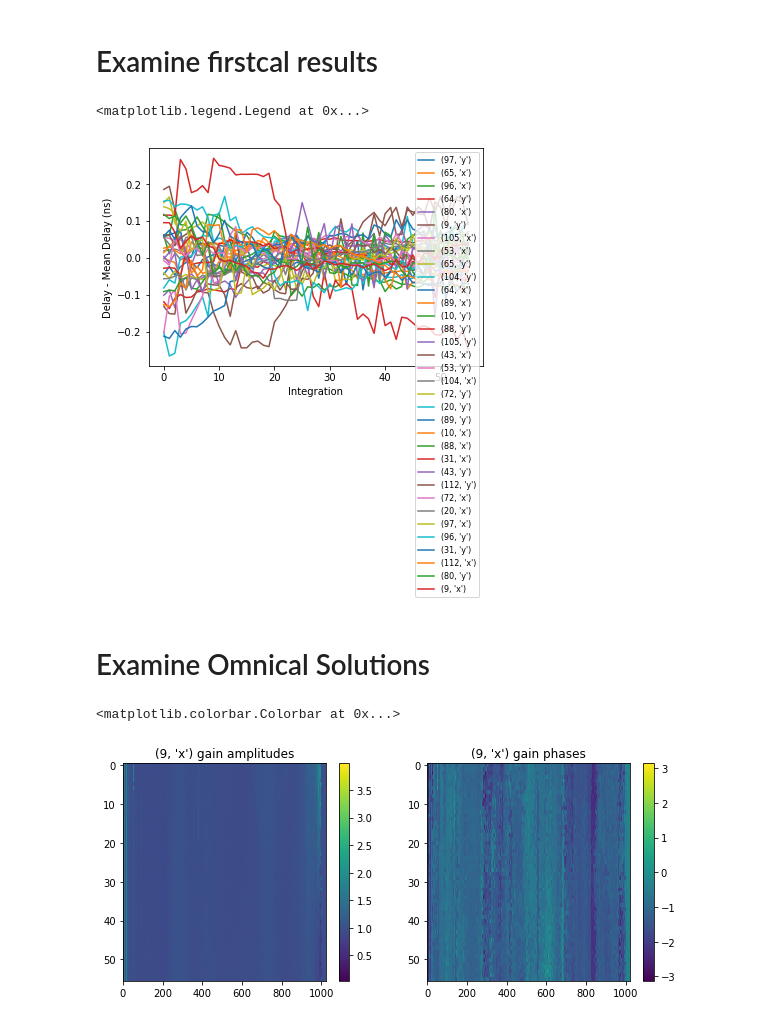
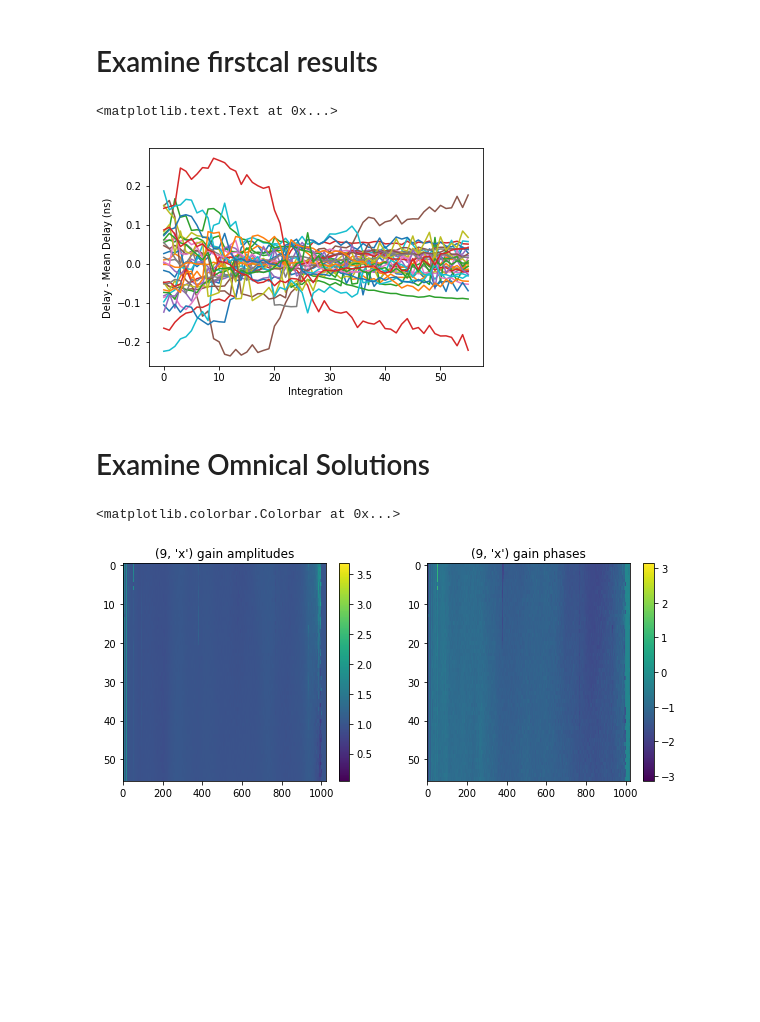
Before and after one commit to HERA-Team/hera_sandbox, a Jupyter notebook: jsd/Data_Inspection/HERA_IDR3_Inspection.ipynb, the cells around one changed output. Drawn from its saved outputs; the diff is of its cells as text; code cells hidden in the pictures; blank space fills up the shorter version.

```diff
--- a/jsd/Data_Inspection/HERA_IDR3_Inspection.ipynb
+++ b/jsd/Data_Inspection/HERA_IDR3_Inspection.ipynb
@@ -21,10 +22,11 @@ origin = '/lustre/aoc/projects/hera/zali/HERA2015/'
 time = '2457555.42443'
 day = time.split('.')[0]
 dataFileList = [origin + day + '/zen.' + time + '.' + pol + '.HH.uvc' for pol in pols]
-ant_metrics_json = origin + day + '/IDR3/zen.' + time + '.HH.uvc.ant_metrics.json'
-fcFileList = [origin + day + '/IDR3/zen.' + time + '.' + pol + '.HH.uvc.first.calfits' for pol in [pols[0],pols[3]]]
-omnicalFile = origin + day + '/IDR3/zen.' + time + '.HH.uvc.omni.calfits'
-omniVisFile = origin + day + '/IDR3/zen.' + time + '.HH.uvc.vis.uvfits'
+ant_metrics_json = origin + day + '/IDR3_newstuff/zen.' + time + '.HH.uvc.ant_metrics.json'
+fcFileList = [origin + day + '/IDR3_newstuff/zen.' + time + '.' + pol + '.HH.uvc.first.calfits' for pol in [pols[0],pols[3]]]
+omnicalFile = origin + day + '/IDR3_newstuff/zen.' + time + '.HH.uvc.omni.calfits'
+omniVisFile = origin + day + '/IDR3_newstuff/zen.' + time + '.HH.uvc.vis.uvfits'
+fc_results_FileList = [origin + day + '/IDR3_newstuff/zen.' + time + '.' + pol + '.HH.uvc.first.calfits.rotated_metric.json' for pol in [pols[0],pols[3]]]
 # %%
 CAL_PATH = '/users/jsdillon/hera_sandbox/jsd/calfiles'
 calfile = 'hsa7458_v001'
@@ -88,25 +90,26 @@ print am['dead_ants']
 []
 # %% [markdown]
 # Examine firstcal results
-# %%
-fc = UVCal()
-fc.read_calfits(fcFileList)
-fc_antpols = [aipy.miriad.pol2str[index][0] for index in fc.jones_array]
-fc_delays = {}
-for ip, antpol in enumerate(fc_antpols):
-    for ia, ant in enumerate(fc.ant_array):
-        fc_delays[(ant,antpol)] = fc.delay_array[ia,0,0,:,ip]
+# %%
+fc_results = {}
+fc_results['x'] = json.load(open(fc_results_FileList[0],'r'))
+fc_results['y'] = json.load(open(fc_results_FileList[1],'r'))
+fc_delays = {}
+for ant in ants:
+    for antpol in antpols:
+        if (ant,antpol) not in am['xants']:
+            fc_delays[(ant,antpol)] = np.array(fc_results[antpol]['delays'][str(ant)+antpol]).flatten()
 # %%
 plt.figure()
 for (ant,antpol), delays in fc_delays.items():
     plt.plot(1e9*(delays - np.mean(delays)), label=(ant,antpol))
 
 plt.xlabel('Integration')
 plt.ylabel('Delay - Mean Delay (ns)')
-plt.legend(fontsize=8)
+#plt.legend(fontsize=8)
 # %% [output]
-<matplotlib.legend.Legend at 0x...>
+<matplotlib.text.Text at 0x...>
-[figure, old version]
+[figure, new version]
 # %% [markdown]
 # Examine Omnical Solutions
 # %%
@@ -132,7 +135,7 @@ plt.title(str(antenna) + ' gain phases')
 plt.colorbar()
 # %% [output]
 <matplotlib.colorbar.Colorbar at 0x...>
-[figure, old version]
+[figure, new version]
 # %%
 vis = UVData()
 vis.read_uvfits(omniVisFile)
```
Also changed, not shown: parts of 16 cells of this notebook, 1 other file.
